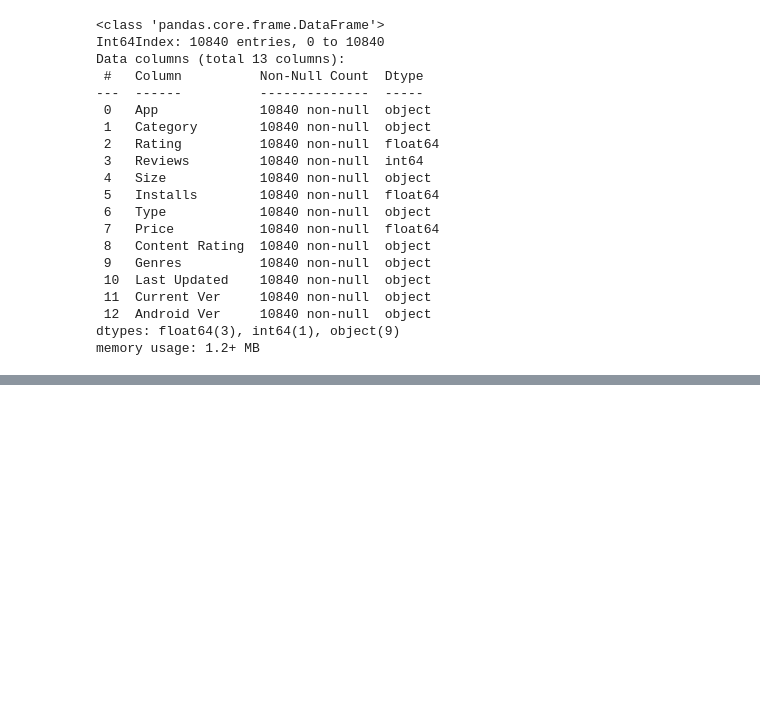
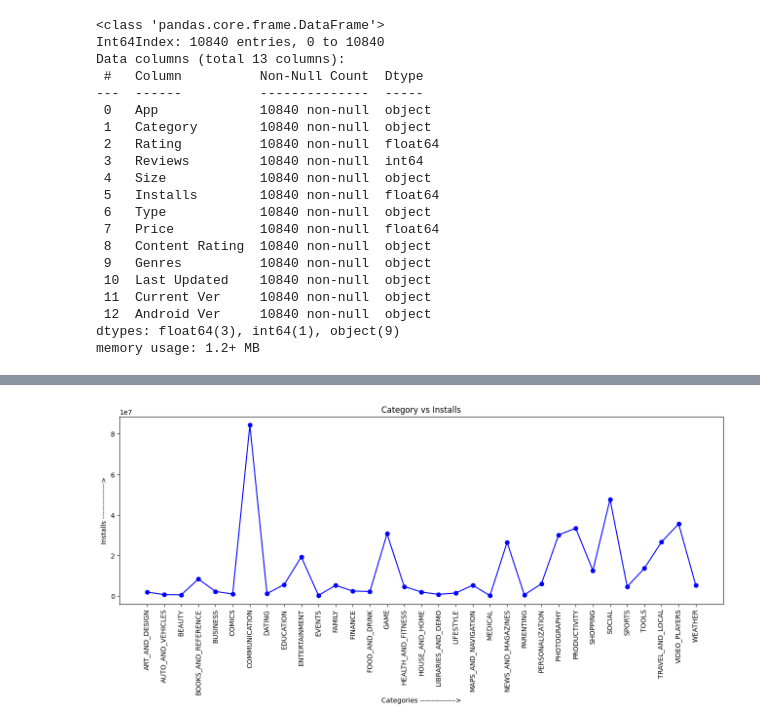
Before and after one commit to Harshalkumar96/Play_Store_App_Review_EDA_Project, a Jupyter notebook: Google_App_Rating_EDA_Project.ipynb, the cells around one changed output, grey strips where cells are left out. Drawn from its saved outputs; the diff is of its cells as text; code cells hidden in the pictures; blank space fills up the shorter version.

```diff
--- a/Google_App_Rating_EDA_Project.ipynb
+++ b/Google_App_Rating_EDA_Project.ipynb
@@ -376,0 +417,10 @@ memory usage: 1.2+ MB
+# %%
+# we've groupby the "Category" column below and doing aggrigation operation on other columns
+
+grp = df.groupby('Category')
+x = grp['Installs'].agg(np.mean)
+y = grp['Reviews'].agg(np.mean)
+z = grp['Price'].agg(np.sum)
+print(x)
+print(y)
+print(z)
@@ -376,0 +445,12 @@ memory usage: 1.2+ MB
+# %%
+# below we've plot Category vs Installs plot
+
+plt.figure(figsize=(16,5))
+plt.plot(x, 'ro-', color='b')
+plt.xticks(rotation=90)
+plt.title('Category vs Installs')
+plt.xlabel('Categories --------------->')
+plt.ylabel('Installs --------------->')
+plt.show()
+# %% [output]
+[figure, added]
```
Also changed, not shown: parts of 10 cells of this notebook.
